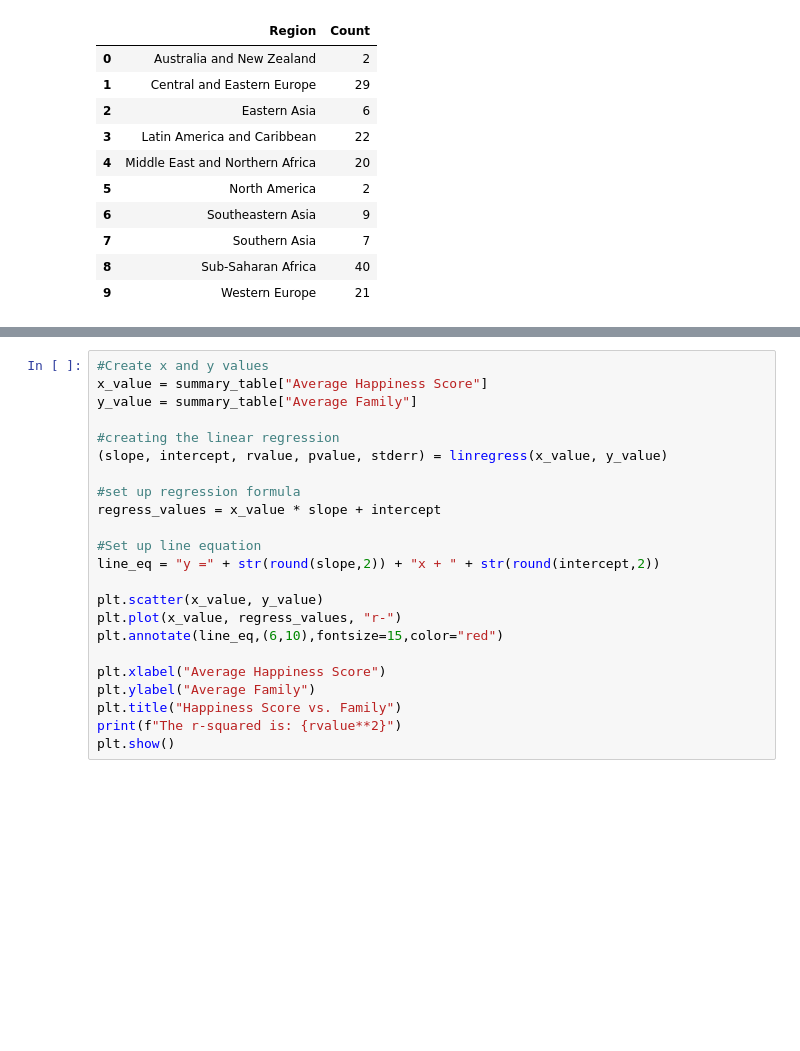
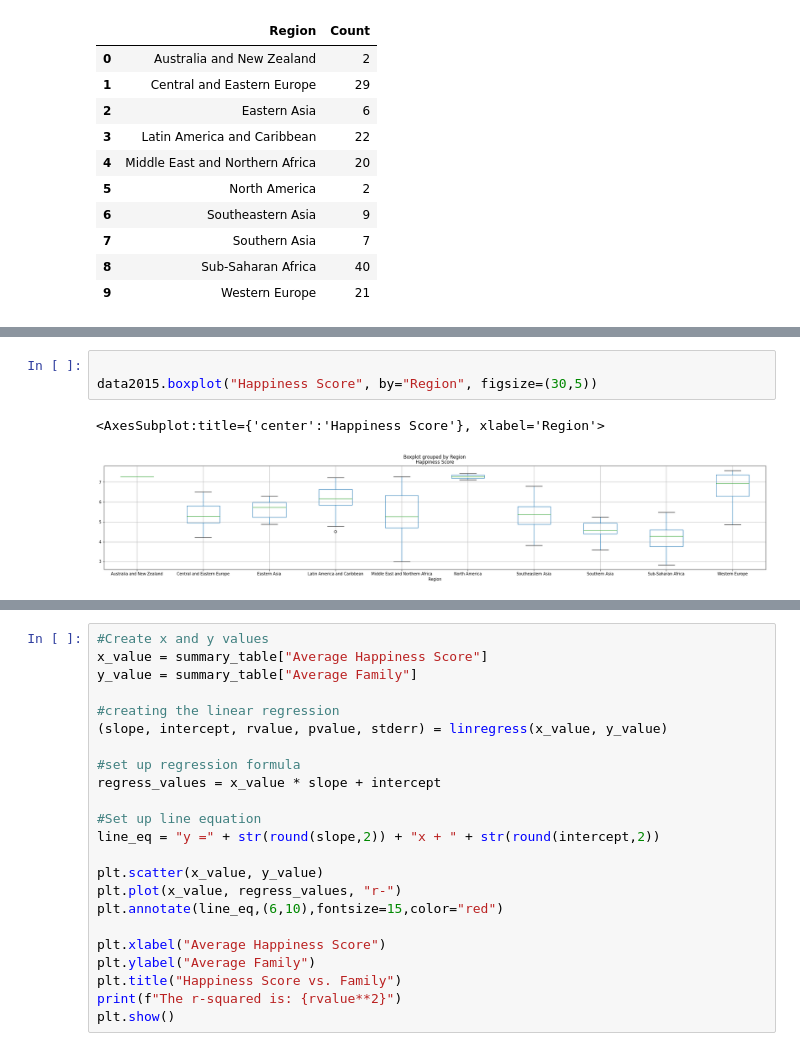
Before and after one commit to lina3362/Project-1, a Jupyter notebook: Project1-WorldHappyness.ipynb, the cells around one changed output, grey strips where cells are left out. Cells and saved outputs as stored; diff of their text form; blank space fills up the shorter version.

```diff
--- a/Project1-WorldHappyness.ipynb
+++ b/Project1-WorldHappyness.ipynb
@@ -501,0 +479,6 @@ plt.axis("equal")
+# %%
+
+data2015.boxplot("Happiness Score", by="Region", figsize=(30,5))
+# %% [output]
+<AxesSubplot:title={'center':'Happiness Score'}, xlabel='Region'>
+[figure, added]
```
Also changed, not shown: parts of 9 cells of this notebook.
